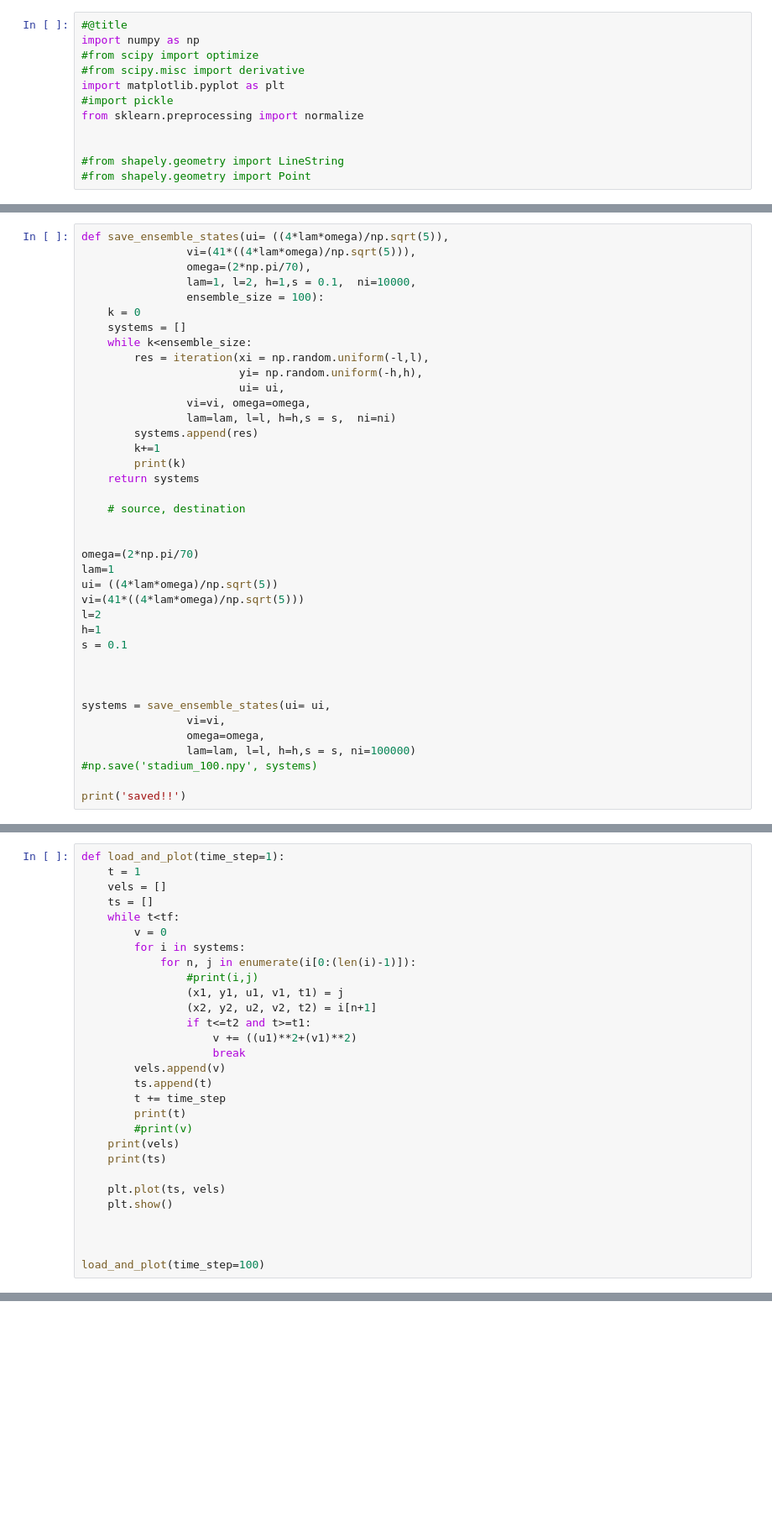
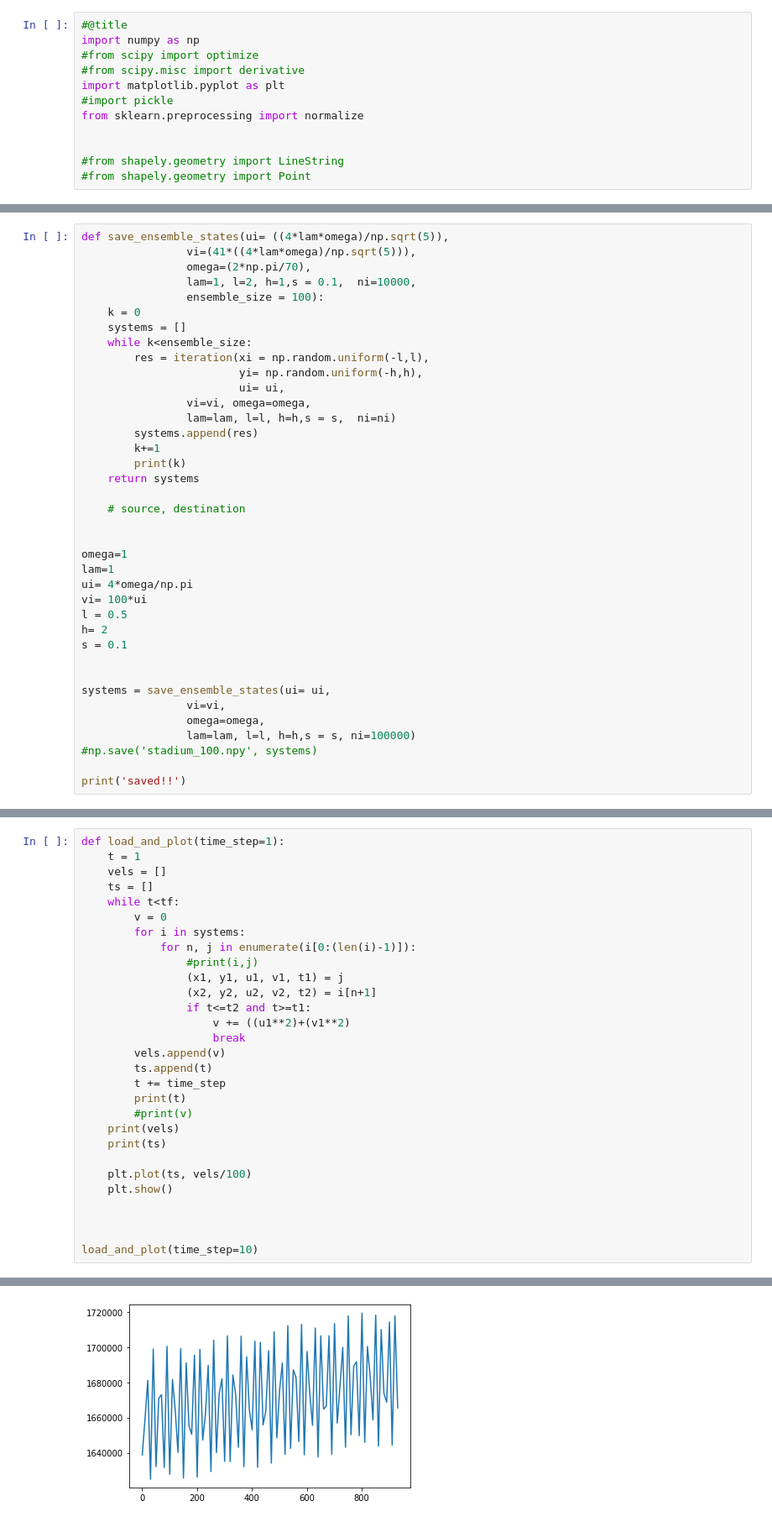
Before and after one commit to nirnayroy/2d-billiards, a Jupyter notebook: Stadium Billiards.ipynb, the cells around one changed output, grey strips where cells are left out. Shown at 84% size. Drawn from its saved outputs; the diff is of its cells as text; blank space fills up the shorter version.

```diff
--- a/Stadium Billiards.ipynb
+++ b/Stadium Billiards.ipynb
@@ -351,14 +356,13 @@ def save_ensemble_states(ui= ((4*lam*omega)/np.sqrt(5)),
     # source, destination
 
 
-omega=(2*np.pi/70)
+omega=1
 lam=1
-ui= ((4*lam*omega)/np.sqrt(5))
-vi=(41*((4*lam*omega)/np.sqrt(5)))
-l=2
-h=1
+ui= 4*omega/np.pi
+vi= 100*ui
+l = 0.5
+h= 2
 s = 0.1
-
 
 
 systems = save_ensemble_states(ui= ui,
@@ -394,7 +431,7 @@ def load_and_plot(time_step=1):
                 (x1, y1, u1, v1, t1) = j
                 (x2, y2, u2, v2, t2) = i[n+1]
                 if t<=t2 and t>=t1:
-                    v += ((u1)**2+(v1)**2)
+                    v += ((u1**2)+(v1**2)
                     break
         vels.append(v)
         ts.append(t)
@@ -404,9 +441,10 @@ def load_and_plot(time_step=1):
     print(vels)
     print(ts)
 
-    plt.plot(ts, vels)
+    plt.plot(ts, vels/100)
     plt.show()
 
 
 
-load_and_plot(time_step=100)
+load_and_plot(time_step=10)
+# %% [output]
@@ -412,0 +468 @@ load_and_plot(time_step=100)
+[figure, added]
```
Also changed, not shown: parts of 4 cells of this notebook, 4 other files.
